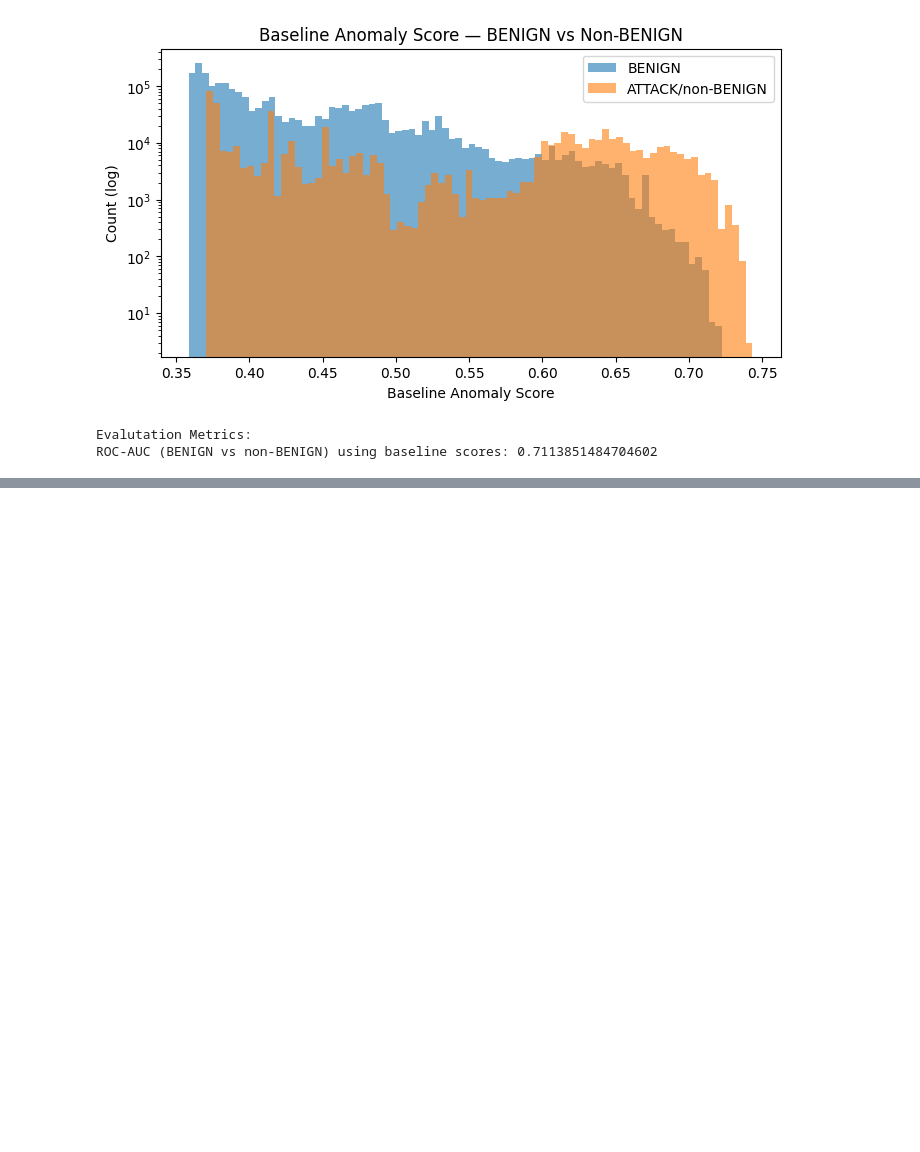
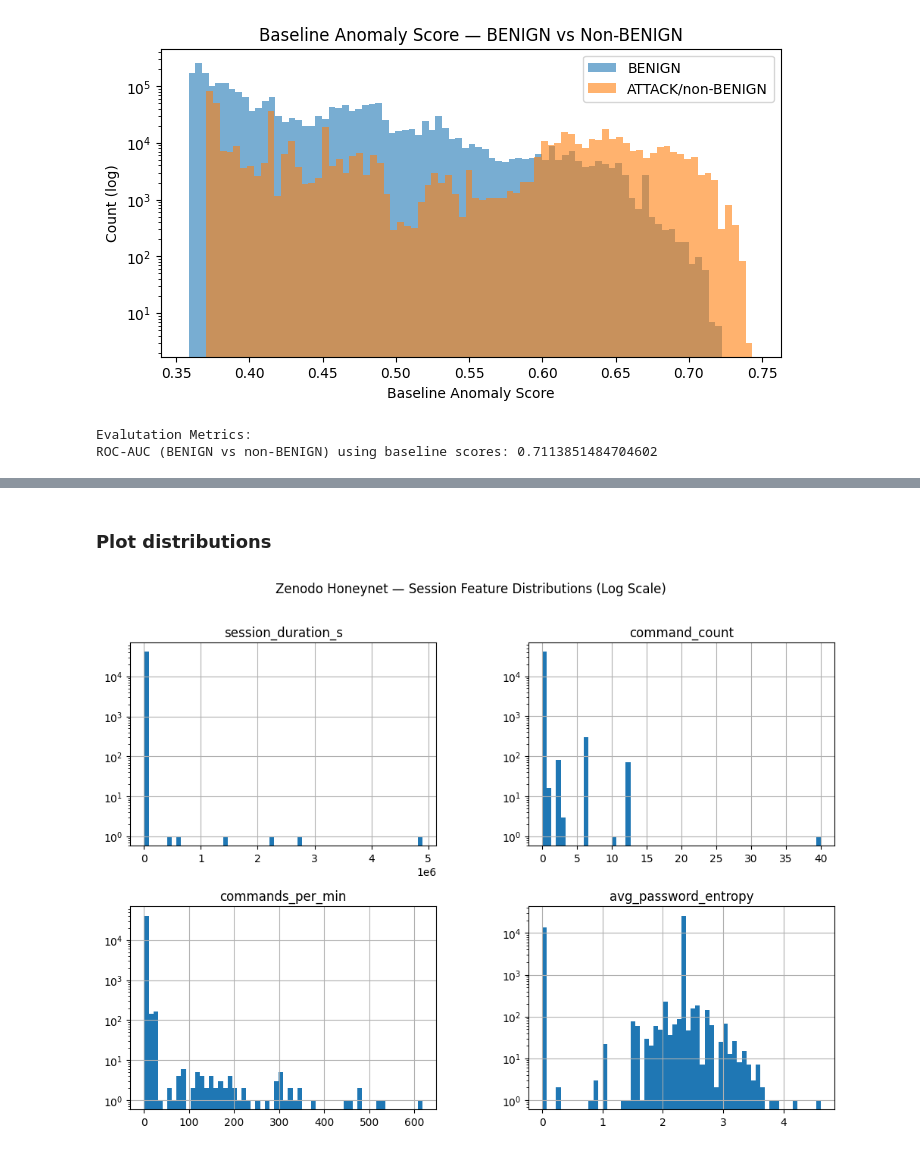
Before and after one commit to SethJonesIntern/SentinelGrid, a Jupyter notebook: machine-learning/notebooks/threat_analysis.ipynb, the cells around one changed output, grey strips where cells are left out. Saved outputs shown, nothing was run; the diff lists cells and outputs as text; code cells hidden in the pictures; blank space fills up the shorter version.

Commit message:
Zenodo attack behvaior analysis

```diff
--- a/machine-learning/notebooks/threat_analysis.ipynb
+++ b/machine-learning/notebooks/threat_analysis.ipynb
@@ -396,0 +471,9 @@ Stand-in data for our future SentinelGrid data. Allows us to test the pipeline a
+# %%
+#parse time and event type
+
+zen_df["timestamp"]= pd.to_datetime(zen_df["timestamp"],errors="coerce", utc=True)
+print("Null timestamps:", int(zen_df["timestamp"].isna().sum()))
+
+zen_df["eventid"].value_counts().head(15)
+
+#session feature extraction
@@ -396,0 +557,9 @@ Stand-in data for our future SentinelGrid data. Allows us to test the pipeline a
+# %% [markdown]
+### Plot distributions
+# %%
+zen_cols = ["session_duration_s", "command_count", "commands_per_min", "avg_password_entropy"]
+zen_sessions[zen_cols].hist(bins=60, figsize=(12,8), log=True)
+plt.suptitle("Zenodo Honeynet — Session Feature Distributions (Log Scale)")
+plt.show()
+# %% [output]
+[figure, added]
```
Also changed, not shown: parts of 15 cells of this notebook.
